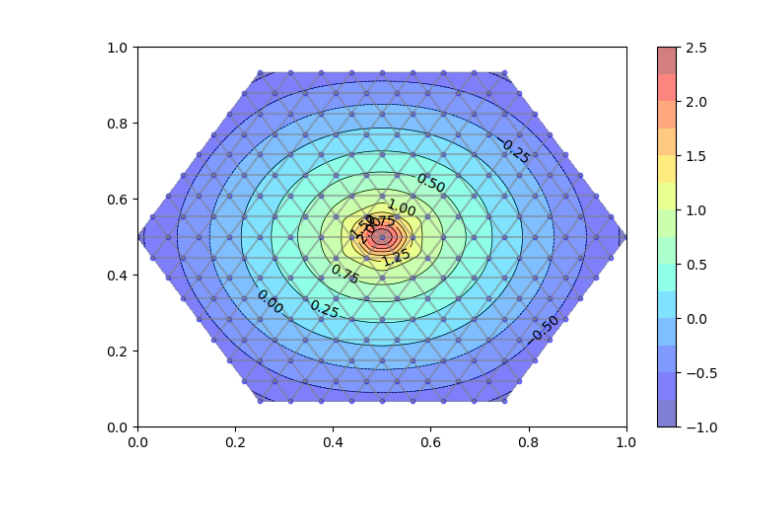
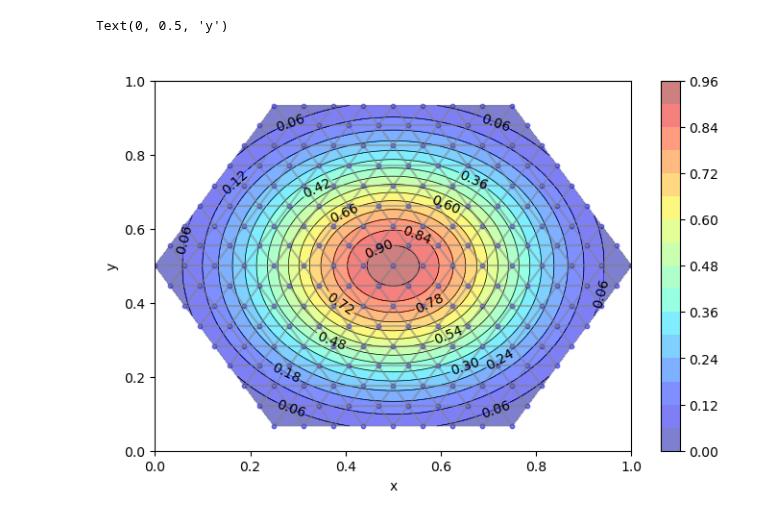
Before and after one commit to JaNiebu/BT_DECinPhysics, a Jupyter notebook: plot.ipynb, the cells around one changed output. Cells and saved outputs as stored; diff of their text form; code cells hidden in the pictures; blank space fills up the shorter version.

```diff
--- a/plot.ipynb
+++ b/plot.ipynb
@@ -51,5 +73,8 @@ def InterpolationPlot( Vertices , Values, Title, Triangulation):
 # %%
 fig, ax = plt.subplots(figsize=(8, 5))
-InterpolationPlot( V , Sol , " ", T)
+InterpolationPlot( V , Sol -constant, " ", T)
+plt.xlabel('x')
+plt.ylabel('y')
 # %% [output]
+Text(0, 0.5, 'y')
-[figure, old version]
+[figure, new version]
```
Also changed, not shown: parts of 3 cells of this notebook, 2 other files.
